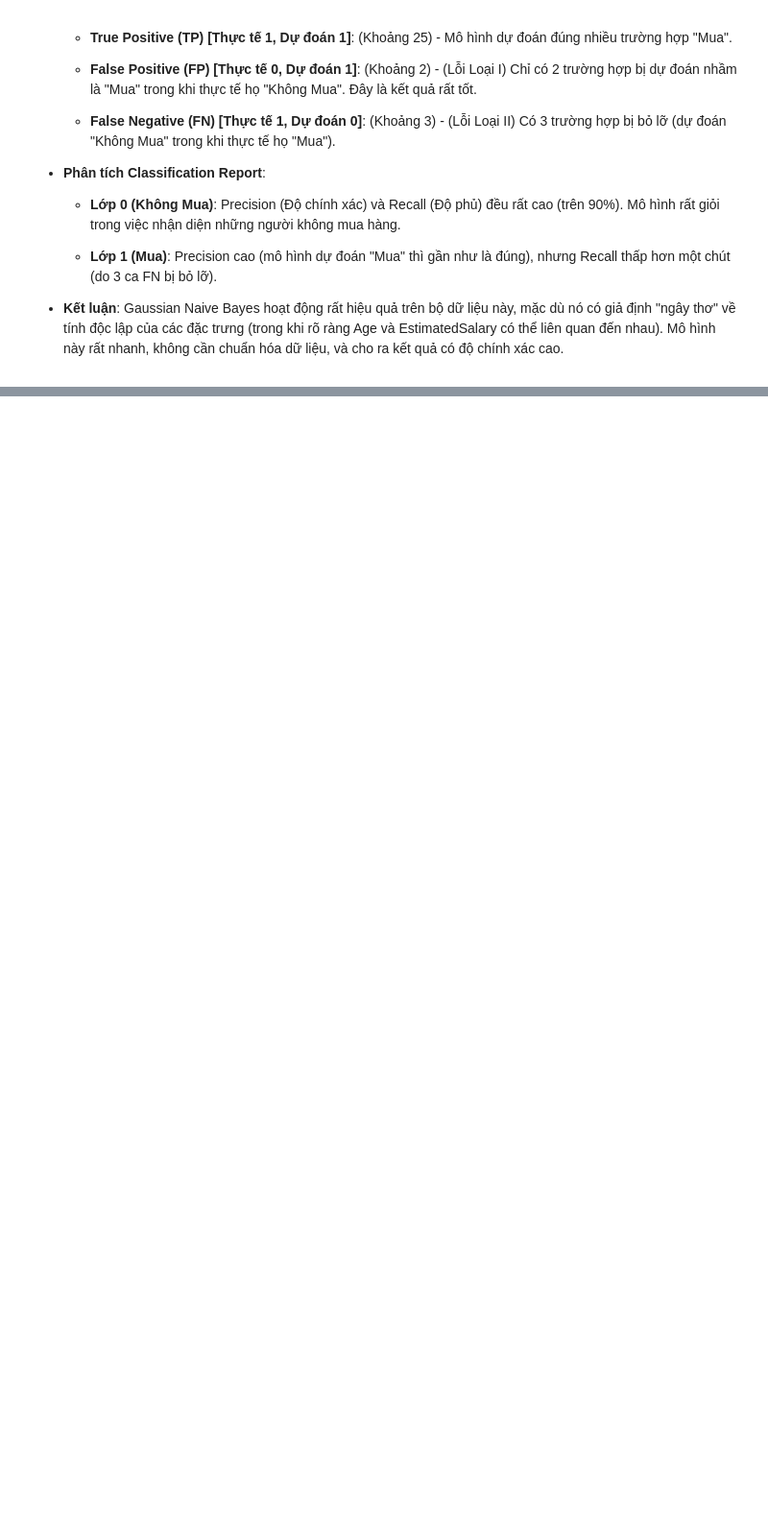
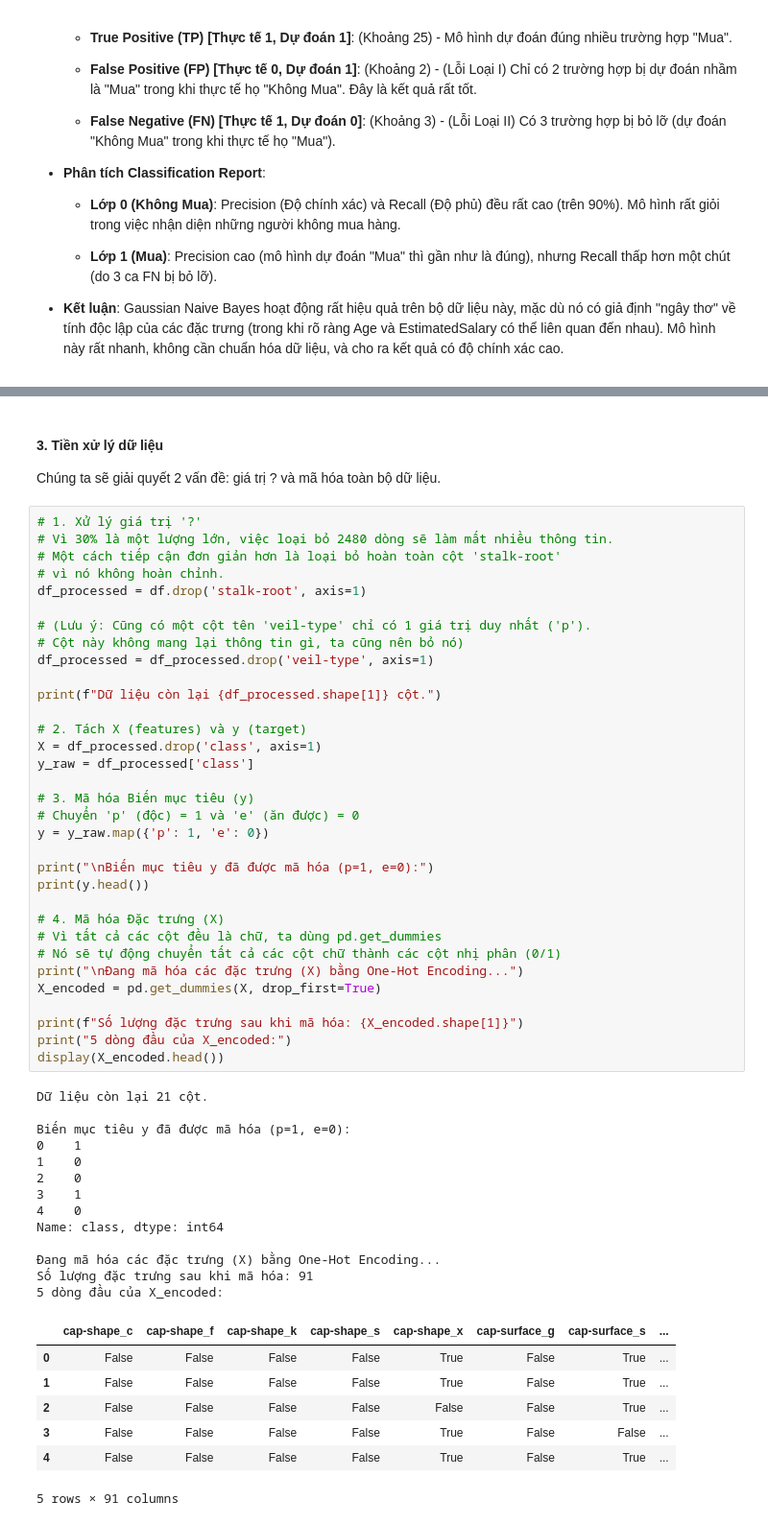
Before and after one commit to TranKhaiAn/sgu_2025_dataAnalysis, a Jupyter notebook: DA06_dl31-10/ThuatToanPhanLop.ipynb, the cells around one changed output, grey strips where cells are left out. Shown at 96% size. Cells and saved outputs as stored; diff of their text form; blank space fills up the shorter version.

```diff
--- a/DA06_dl31-10/ThuatToanPhanLop.ipynb
+++ b/DA06_dl31-10/ThuatToanPhanLop.ipynb
@@ -2894,0 +3002,57 @@ Ma trận nhầm lẫn (Confusion Matrix) và Báo cáo (Classification Report)
+# %% [markdown]
+#### 3. Tiền xử lý dữ liệu
+Chúng ta sẽ giải quyết 2 vấn đề: giá trị ? và mã hóa toàn bộ dữ liệu.
+# %%
+# 1. Xử lý giá trị '?'
+# Vì 30% là một lượng lớn, việc loại bỏ 2480 dòng sẽ làm mất nhiều thông tin.
+# Một cách tiếp cận đơn giản hơn là loại bỏ hoàn toàn cột 'stalk-root'
+# vì nó không hoàn chỉnh.
+df_processed = df.drop('stalk-root', axis=1)
+
+# (Lưu ý: Cũng có một cột tên 'veil-type' chỉ có 1 giá trị duy nhất ('p').
+# Cột này không mang lại thông tin gì, ta cũng nên bỏ nó)
+df_processed = df_processed.drop('veil-type', axis=1)
+
+print(f"Dữ liệu còn lại {df_processed.shape[1]} cột.")
+
+# 2. Tách X (features) và y (target)
+X = df_processed.drop('class', axis=1)
+y_raw = df_processed['class']
+
+# 3. Mã hóa Biến mục tiêu (y)
+# Chuyển 'p' (độc) = 1 và 'e' (ăn được) = 0
+y = y_raw.map({'p': 1, 'e': 0})
+
+print("\nBiến mục tiêu y đã được mã hóa (p=1, e=0):")
+print(y.head())
+
+# 4. Mã hóa Đặc trưng (X)
+# Vì tất cả các cột đều là chữ, ta dùng pd.get_dummies
+# Nó sẽ tự động chuyển tất cả các cột chữ thành các cột nhị phân (0/1)
+print("\nĐang mã hóa các đặc trưng (X) bằng One-Hot Encoding...")
+X_encoded = pd.get_dummies(X, drop_first=True)
+
+print(f"Số lượng đặc trưng sau khi mã hóa: {X_encoded.shape[1]}")
+print("5 dòng đầu của X_encoded:")
+display(X_encoded.head())
+# %% [output]
+Dữ liệu còn lại 21 cột.
+
+Biến mục tiêu y đã được mã hóa (p=1, e=0):
+0    1
+1    0
+2    0
+3    1
+4    0
+Name: class, dtype: int64
+
+Đang mã hóa các đặc trưng (X) bằng One-Hot Encoding...
+Số lượng đặc trưng sau khi mã hóa: 91
+5 dòng đầu của X_encoded:
+|  | cap-shape_c | cap-shape_f | cap-shape_k | cap-shape_s | cap-shape_x | cap-surface_g | cap-surface_s | ... |
+| 0 | False | False | False | False | True | False | True | ... |
+| 1 | False | False | False | False | True | False | True | ... |
+| 2 | False | False | False | False | False | False | True | ... |
+| 3 | False | False | False | False | True | False | False | ... |
+| 4 | False | False | False | False | True | False | True | ... |
+5 rows × 91 columns
```
Also changed, not shown: parts of 22 cells of this notebook.
